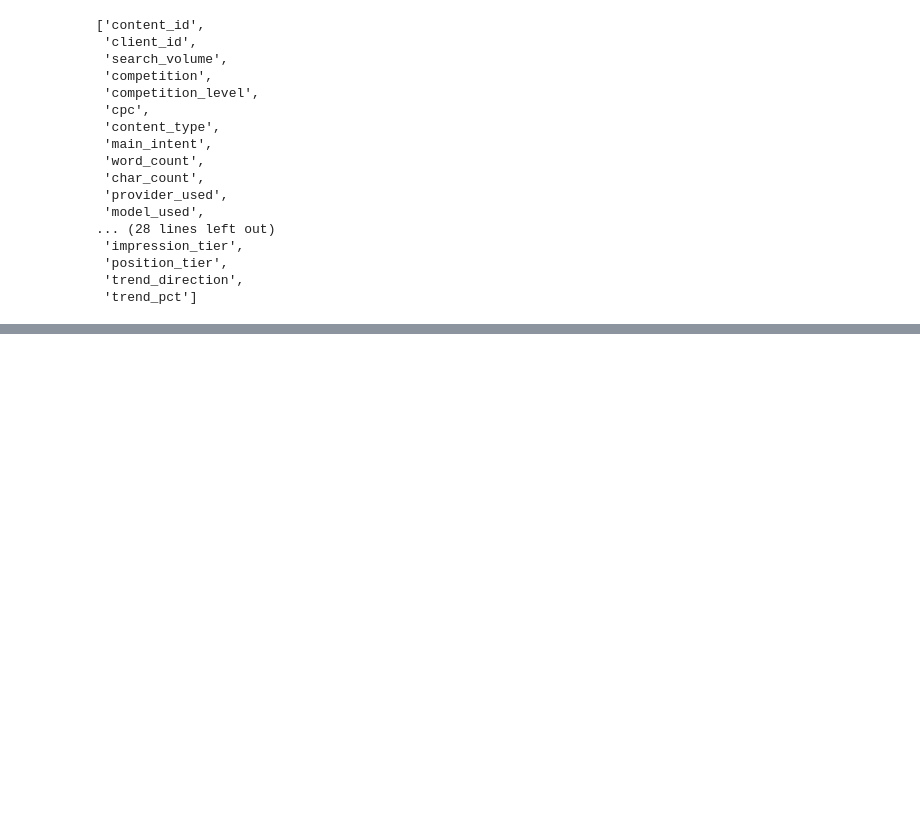
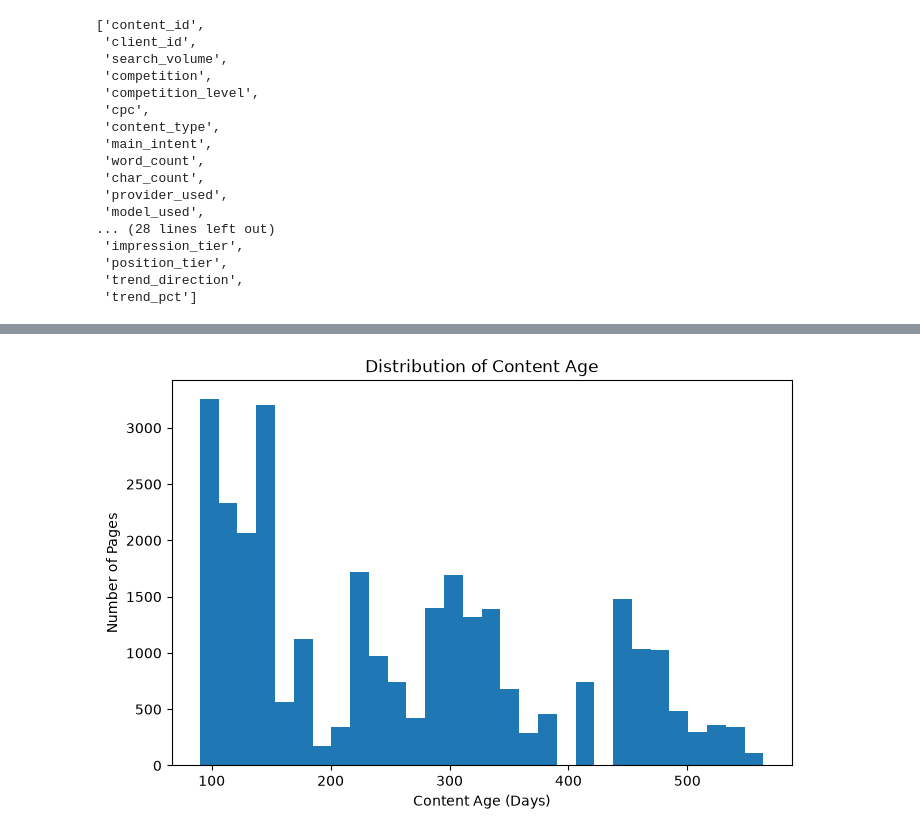
Before and after one commit to riteshy1526/flyrank-internship-ml, a Jupyter notebook: work/notebooks/capstone_refresh_scoring.ipynb, the cells around one changed output, grey strips where cells are left out. Cells and saved outputs as stored; diff of their text form; code cells hidden in the pictures; blank space fills up the shorter version.

```diff
--- a/work/notebooks/capstone_refresh_scoring.ipynb
+++ b/work/notebooks/capstone_refresh_scoring.ipynb
@@ -368,0 +396,14 @@ list(df.columns)
+# %%
+# Distribution of Content Age
+
+plt.figure(figsize=(8,5))
+
+plt.hist(df["content_age_days"], bins=30)
+
+plt.title("Distribution of Content Age")
+plt.xlabel("Content Age (Days)")
+plt.ylabel("Number of Pages")
+
+plt.show()
+# %% [output]
+[figure, added]
```
Also changed, not shown: parts of 21 cells of this notebook.
